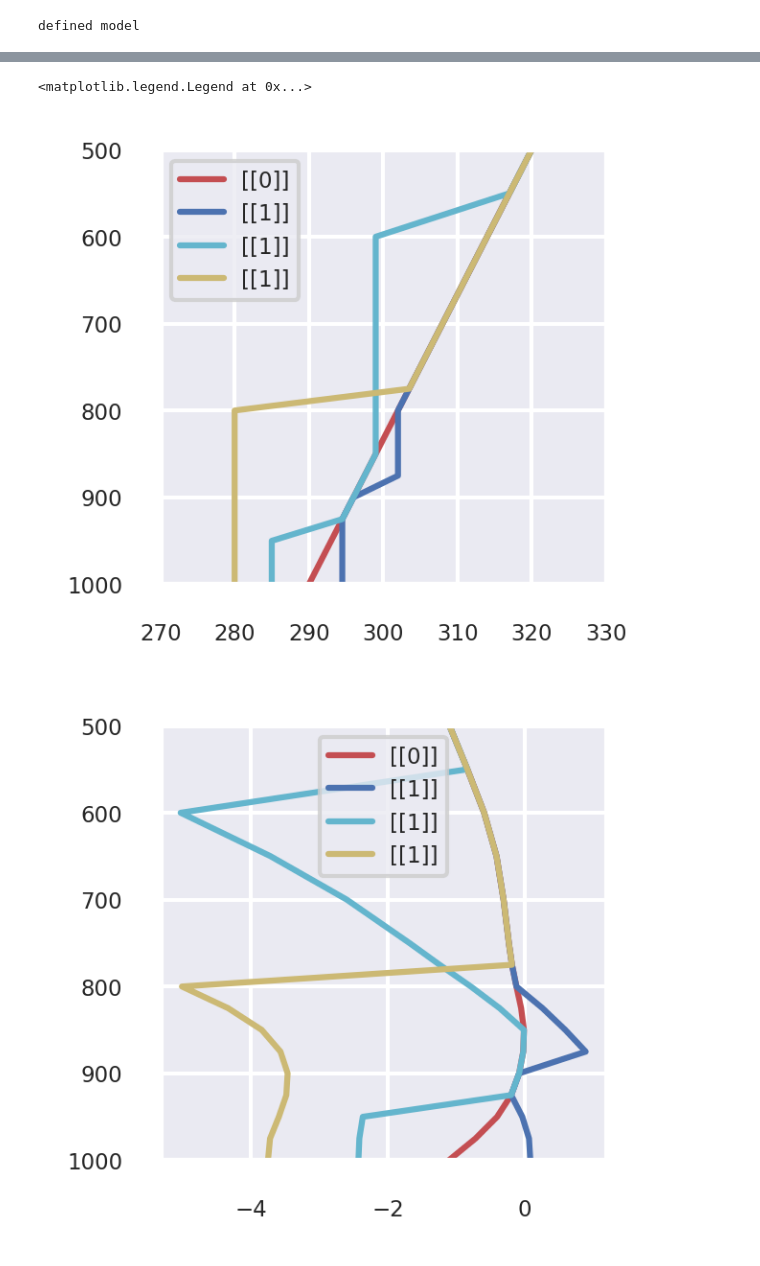
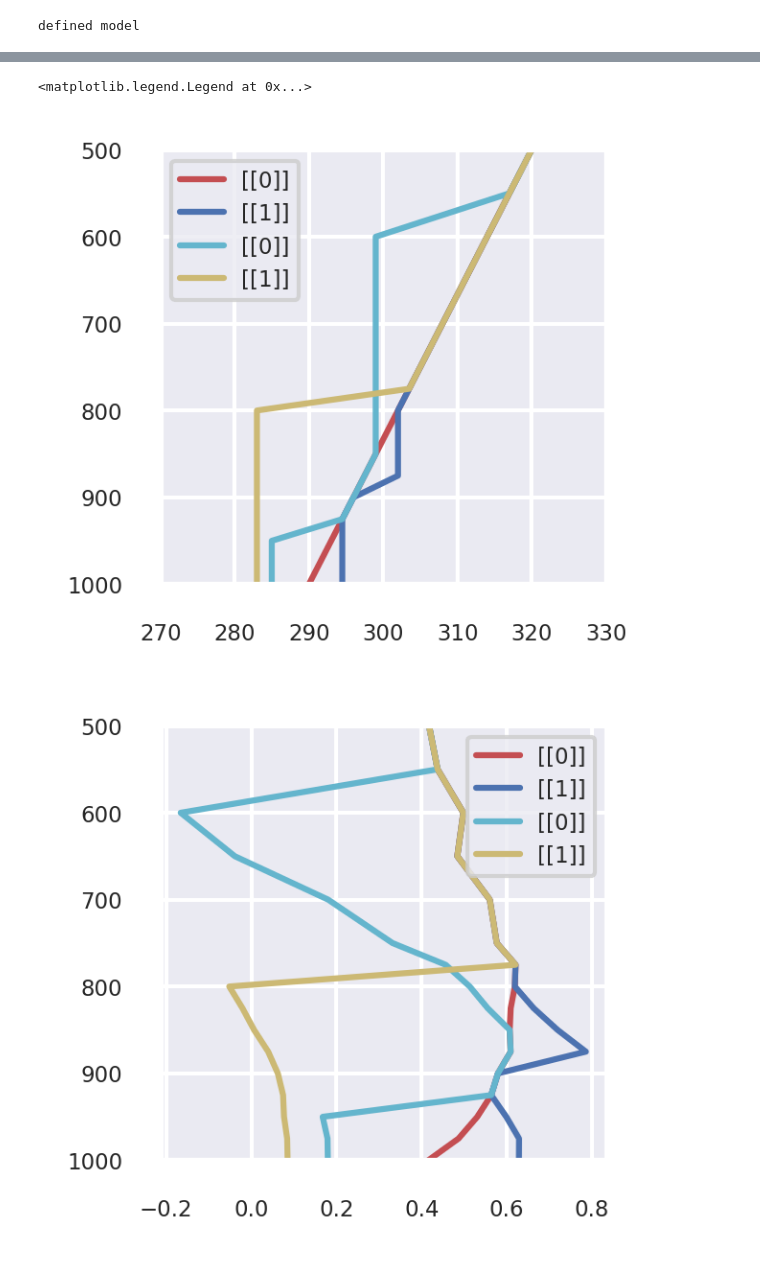
Before and after one commit to HuangJin-De/Machine-Learning-in-Atmospheric-Thermodynamics, a Jupyter notebook: hw03-1/hw03-1.ipynb, the cells around one changed output, grey strips where cells are left out. Drawn from its saved outputs; the diff is of its cells as text; code cells hidden in the pictures.

```diff
--- a/hw03-1/hw03-1.ipynb
+++ b/hw03-1/hw03-1.ipynb
@@ -39,7 +39,7 @@ print(label_unique, counts)
 weight=[sum(counts)/c for c in counts]
 print(weight)
 
-scaler=StandardScaler()
+scaler=MinMaxScaler()
 scaler2=StandardScaler()
 x_temp2=scaler2.fit_transform(x_temp)
 x_temp=scaler.fit_transform(x_temp)
@@ -296,7 +296,7 @@ xx3[6:14]=xx3[6]
 xx2[0:3]=xx2[3]
 xx2[5:8]=xx2[8]
 xx4=np.copy(xx1)
-xx4[0:9]=280.
+xx4[0:9]=283.
 
 xx1=np.flip(xx1,0)
 xx2=np.flip(xx2,0)
@@ -353,6 +353,6 @@ ax.legend([yy1,yy2,yy3,yy4])
 [ 500.  550.  600.  650.  700.  750.  775.  800.  825.  850.  875.  900.
   925.  950.  975. 1000.] [320.  317.  314.  311.  308.  305.  303.5 302.  300.5 299.  297.5 296.
  294.5 293.  291.5 290. ]
 <matplotlib.legend.Legend at 0x...>
-[figure, old version]
+[figure, new version]
-[figure, old version]
+[figure, new version]
```
Also changed, not shown: parts of 6 cells of this notebook.
